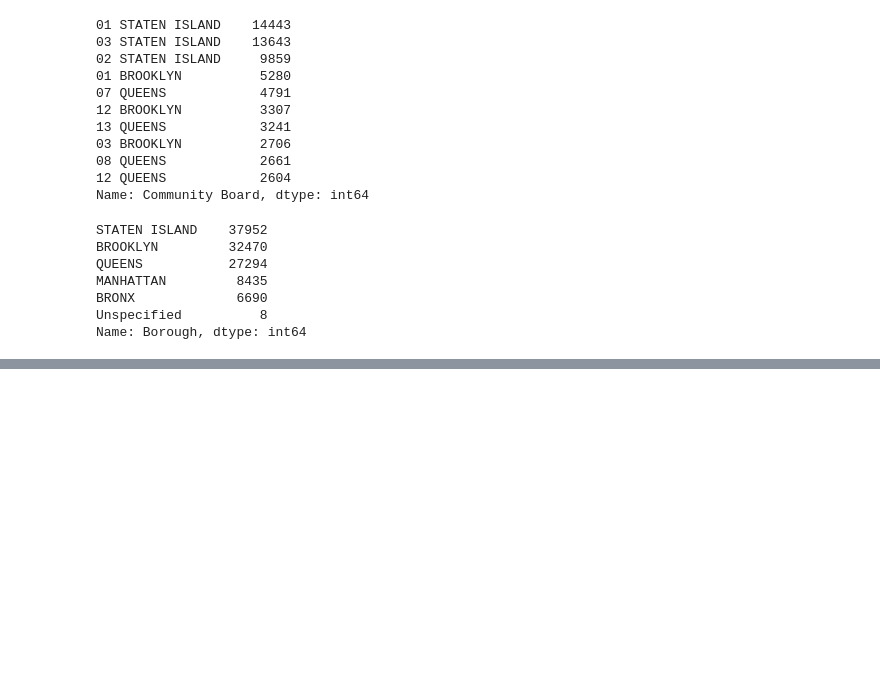
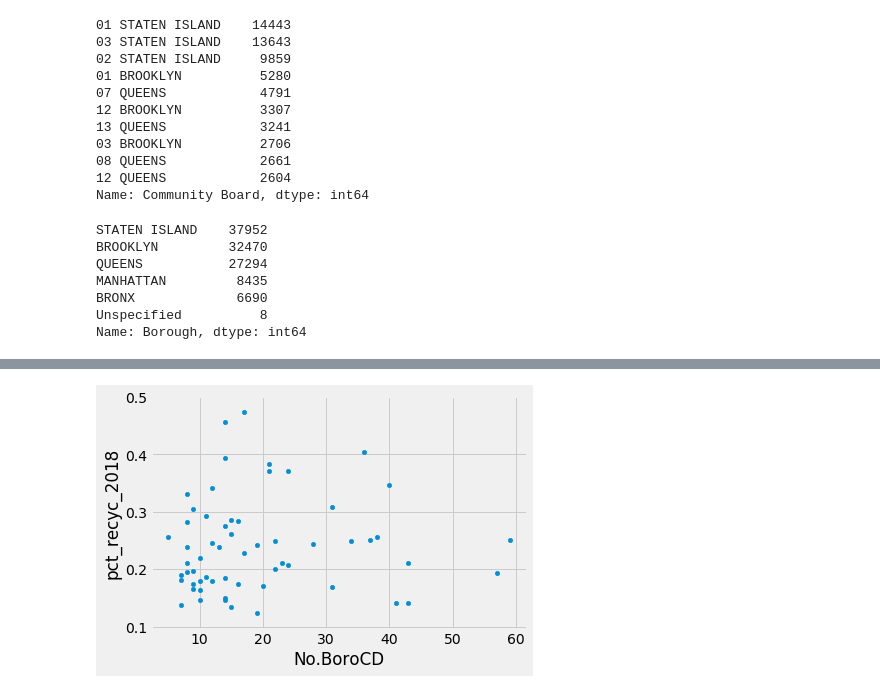
Before and after one commit to tongxuCai/NYC-recycling, a Jupyter notebook: src/data/NYC Recycling.ipynb, the cells around one changed output, grey strips where cells are left out. Drawn from its saved outputs; the diff is of its cells as text; code cells hidden in the pictures; blank space fills up the shorter version.

Commit message:
ugly chart 3, need revision

```diff
--- a/src/data/NYC Recycling.ipynb
+++ b/src/data/NYC Recycling.ipynb
@@ -170,0 +177,3 @@ Name: Borough, dtype: int64
+# %%
+textile=pd.read_csv('Textile_Drop-Off_Locations_in_NYC.csv')
+textile
@@ -170,0 +199,4 @@ Name: Borough, dtype: int64
+# %%
+bins=textile.BoroCD.value_counts().reset_index()
+bins = bins.rename(columns={'index': 'BoroCD','BoroCD':'No.BoroCD'})
+bins.head(3)
@@ -170,0 +219,4 @@ Name: Borough, dtype: int64
+# %%
+prc=pd.read_csv('10-year-change.csv')
+prc = prc.rename(columns={'borough_code': 'BoroCD'})
+prc.head(5)
@@ -170,0 +230,3 @@ Name: Borough, dtype: int64
+# %%
+join=bins.merge(prc, on='BoroCD')
+join.head(5)
@@ -170,0 +244,4 @@ Name: Borough, dtype: int64
+# %%
+fig=join.plot(kind='scatter',x='No.BoroCD',y='pct_recyc_2018')
+# %% [output]
+[figure, added]
```
Also changed, not shown: parts of 9 cells of this notebook, 5 other files.
